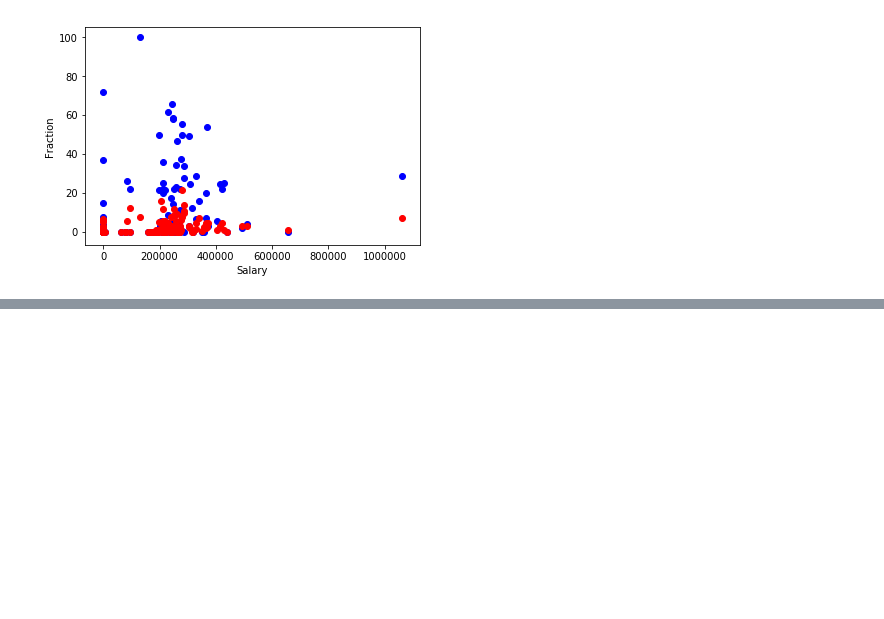
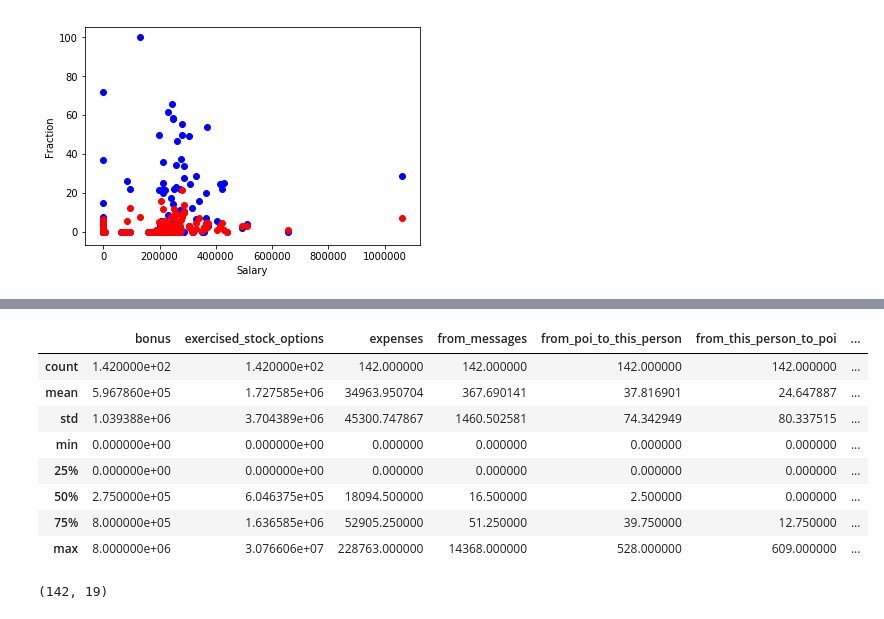
Before and after one commit to geekquad/Fraud-Detection, a Jupyter notebook: Fraud Detection from ENRON dataset.ipynb, the cells around one changed output, grey strips where cells are left out. Cells and saved outputs as stored; diff of their text form; code cells hidden in the pictures; blank space fills up the shorter version.

```diff
--- a/Fraud Detection from ENRON dataset.ipynb
+++ b/Fraud Detection from ENRON dataset.ipynb
@@ -440,0 +443,4 @@ plt.show()
+# %%
+cols = enron_df.columns.tolist()
+cols = cols[7:8] + cols[:7] + cols[8:]
+enron_df = enron_df[cols]
@@ -440,0 +466,16 @@ plt.show()
+# %%
+enron_df.describe()
+# %% [output]
+|  | bonus | exercised_stock_options | expenses | from_messages | from_poi_to_this_person | from_this_person_to_poi | ... |
+| count | 1.420000e+02 | 1.420000e+02 | 142.000000 | 142.000000 | 142.000000 | 142.000000 | ... |
+| mean | 5.967860e+05 | 1.727585e+06 | 34963.950704 | 367.690141 | 37.816901 | 24.647887 | ... |
+| std | 1.039388e+06 | 3.704389e+06 | 45300.747867 | 1460.502581 | 74.342949 | 80.337515 | ... |
+| min | 0.000000e+00 | 0.000000e+00 | 0.000000 | 0.000000 | 0.000000 | 0.000000 | ... |
+| 25% | 0.000000e+00 | 0.000000e+00 | 0.000000 | 0.000000 | 0.000000 | 0.000000 | ... |
+| 50% | 2.750000e+05 | 6.046375e+05 | 18094.500000 | 16.500000 | 2.500000 | 0.000000 | ... |
+| 75% | 8.000000e+05 | 1.636585e+06 | 52905.250000 | 51.250000 | 39.750000 | 12.750000 | ... |
+| max | 8.000000e+06 | 3.076606e+07 | 228763.000000 | 14368.000000 | 528.000000 | 609.000000 | ... |
+# %%
+enron_df.shape
+# %% [output]
+(142, 19)
```
Also changed, not shown: parts of 4 cells of this notebook.
